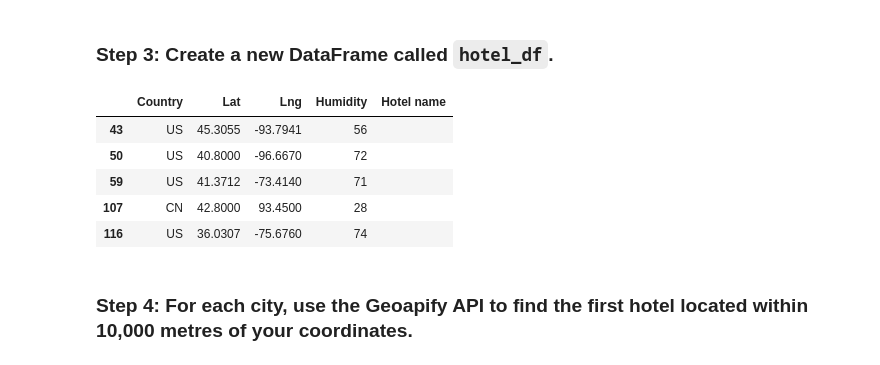
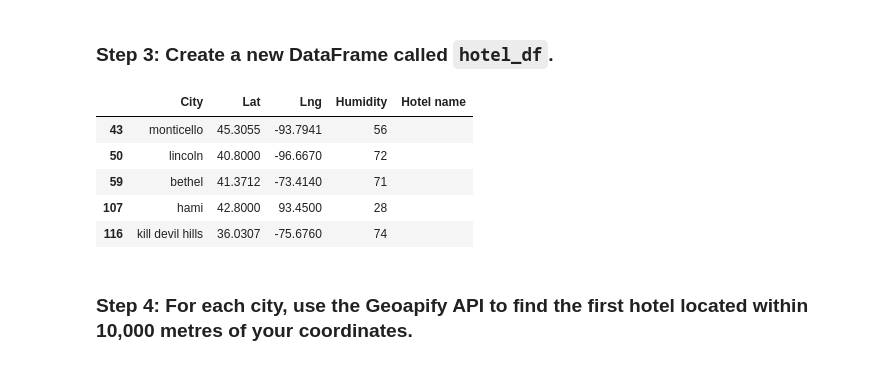
Before and after one commit to Ariaaali/python-api-challenge, a Jupyter notebook: VacationPy.ipynb, the cells around one changed output. Saved outputs shown, nothing was run; the diff lists cells and outputs as text; code cells hidden in the pictures.

```diff
--- a/VacationPy.ipynb
+++ b/VacationPy.ipynb
@@ -77,21 +80,22 @@ ideal_df.head ()
 # %%
 # Use the Pandas copy function to create DataFrame called hotel_df to store the city, country, coordinates, and humidity
 # YOUR CODE HERE
-ideal_reduced = ideal_df[['Country', 'Lat','Lng','Humidity']]
+ideal_reduced = ideal_df[['City', 'Lat','Lng','Humidity']]
 ideal_reduced.insert(4, "Hotel name", "")
 # Add an empty column, "Hotel Name," to the DataFrame so you can store the hotel found using the Geoapify API
 # YOUR CODE HERE
 
 # Display sample data
-ideal_reduced.head ()
+hotel_df=ideal_reduced
+hotel_df.head ()
 # YOUR CODE HERE
 # %% [output]
-|  | Country | Lat | Lng | Humidity | Hotel name |
-| 43 | US | 45.3055 | -93.7941 | 56 |  |
-| 50 | US | 40.8000 | -96.6670 | 72 |  |
-| 59 | US | 41.3712 | -73.4140 | 71 |  |
-| 107 | CN | 42.8000 | 93.4500 | 28 |  |
-| 116 | US | 36.0307 | -75.6760 | 74 |  |
+|  | City | Lat | Lng | Humidity | Hotel name |
+| 43 | monticello | 45.3055 | -93.7941 | 56 |  |
+| 50 | lincoln | 40.8000 | -96.6670 | 72 |  |
+| 59 | bethel | 41.3712 | -73.4140 | 71 |  |
+| 107 | hami | 42.8000 | 93.4500 | 28 |  |
+| 116 | kill devil hills | 36.0307 | -75.6760 | 74 |  |
 # %% [markdown]
 ### Step 4: For each city, use the Geoapify API to find the first hotel located within 10,000 metres of your coordinates.
 # %%
```
Also changed, not shown: parts of 4 cells of this notebook, 5 other files.
